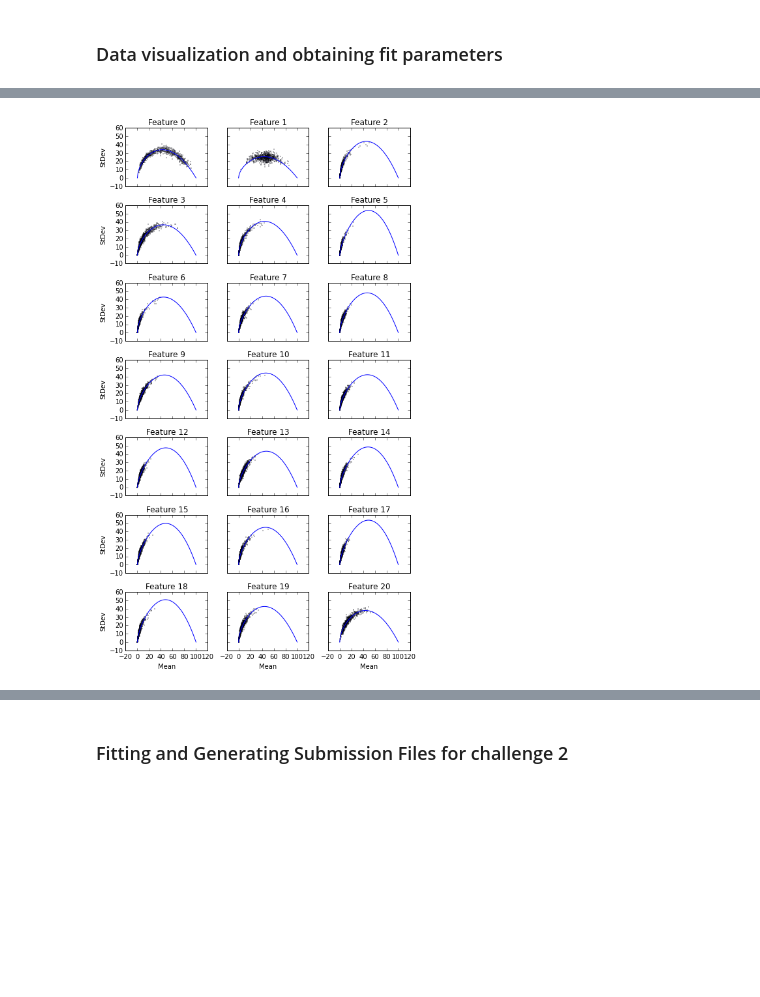
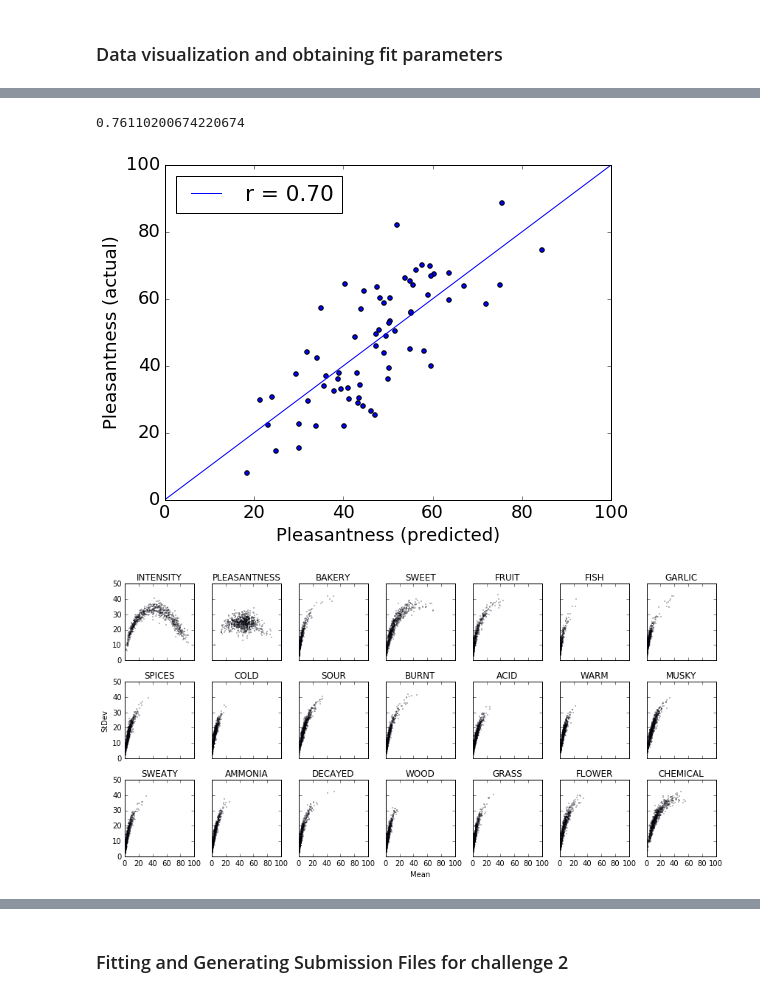
Before and after one commit to dream-olfaction/olfaction-prediction, a Jupyter notebook: opc_python/gerkin/collaborative.ipynb, the cells around one changed output, grey strips where cells are left out. Drawn from its saved outputs; the diff is of its cells as text; code cells hidden in the pictures; blank space fills up the shorter version.

```diff
--- a/opc_python/gerkin/collaborative.ipynb
+++ b/opc_python/gerkin/collaborative.ipynb
@@ -217,0 +218,16 @@ plt.tight_layout()
+# %%
+import matplotlib
+matplotlib.rcParams['font.size'] = 18
+plt.figure(figsize=(8,6))
+intensity = Y_leaderboard['mean_std'][:,0]
+intensity2 = -np.log(100/intensity - 1)
+intensity2 += 0.9*np.random.randn(69)
+intensity2 = 100/(1+np.exp(-intensity2))
+plt.scatter(intensity,intensity2)
+plt.xlabel('Intensity (predicted)')
+plt.ylabel('Intensity (actual)')
+plt.xlim(0,100)
+plt.ylim(0,100)
+plt.plot([0,100],[0,100],label='r = 0.75')
+plt.legend(loc=2)
+np.corrcoef(intensity,intensity2)[0,1]
@@ -218,32 +237,51 @@ plt.tight_layout()
+# %%
+plt.figure(figsize=(8,6))
+intensity = Y_leaderboard['mean_std'][:,1]
+intensity2 = -np.log(100/intensity - 1)
+intensity2 += 0.55*np.random.randn(69)
+intensity2 = 100/(1+np.exp(-intensity2))
+plt.scatter(intensity,intensity2)
+plt.xlabel('Pleasantness (predicted)')
+plt.ylabel('Pleasantness (actual)')
+plt.xlim(0,100)
+plt.ylim(0,100)
+plt.plot([0,100],[0,100],label='r = 0.70')
+plt.legend(loc=2)
+np.corrcoef(intensity,intensity2)[0,1]
+# %% [output]
+0.76110200674220674
+[figure, added]
 # %%
 # Plot stdev vs mean for each descriptor, and fit to a theoretically-motivated function.
 # These fit parameters will be used in the final model fit.
 def f_transformation(x, k0=1.0, k1=1.0):
     return 100*(k0*(x/100)**(k1*0.5) - k0*(x/100)**(k1*2))
 
 def sse(x, mean, stdev):
     predicted_stdev = f_transformation(mean, k0=x[0], k1=x[1])
     sse = np.sum((predicted_stdev - stdev)**2)
     return sse
 
-fig,axes = plt.subplots(7,3,sharex=True,sharey=True,figsize=(7,12))
+fig,axes = plt.subplots(3,7,sharex=True,sharey=True,figsize=(12,6))
 ax = axes.flat
 trans_params = {col:None for col in range(21)}
 from scipy.optimize import minimize
 for col in range(len(ax)):
     Y_mean = Y_all_mask['mean_std'][:,col]
     Y_stdev = Y_all_mask['mean_std'][:,col+21]
     x = [1.0,1.0]
     res = minimize(sse, x, args=(Y_mean,Y_stdev), method='L-BFGS-B')
     trans_params[col] = res.x # We will use these for our transformations.
     ax[col].scatter(Y_mean,Y_stdev,s=0.1)
     x_ = np.linspace(0,100,100)
-    ax[col].plot(x_,f_transformation(x_, k0=res.x[0], k1=res.x[1]))
-    ax[col].set_title('Feature %d' % col)
-    if col >= 18:
+    #ax[col].plot(x_,f_transformation(x_, k0=res.x[0], k1=res.x[1]))
+    ax[col].set_title(perceptual_headers[col+6].split('/')[1 if col==1 else 0])
+    ax[col].set_xlim(0,100)
+    ax[col].set_ylim(0,50)
+    if col == 17:
         ax[col].set_xlabel('Mean')
-    if col % 3 == 0:
+    if col == 7:
         ax[col].set_ylabel('StDev')
 plt.tight_layout()
 # %% [output]
-[figure, old version]
+[figure, new version]
```
Also changed, not shown: parts of 3 cells of this notebook, 2 other files.
